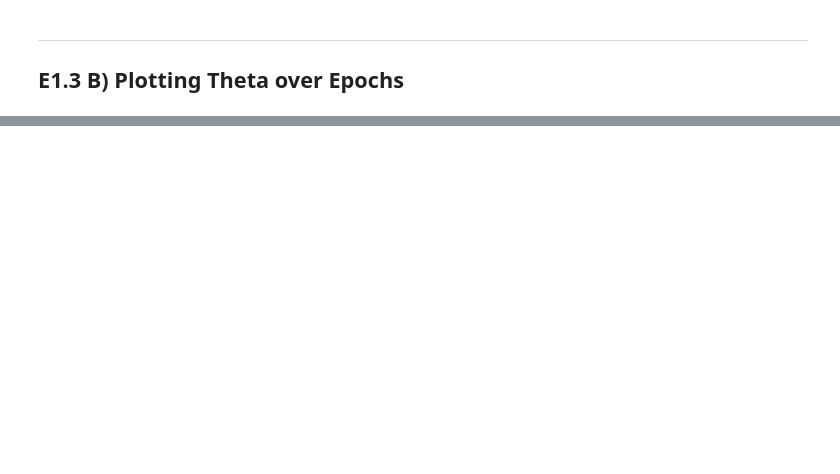
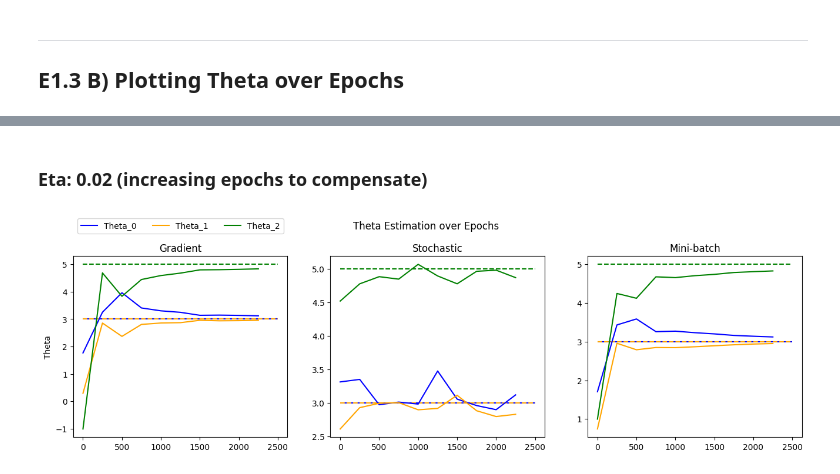
Before and after one commit to Andreas-Svensson/machine_learning, a Jupyter notebook: exercises/E1.ipynb, the cells around one changed output, grey strips where cells are left out. Saved outputs shown, nothing was run; the diff lists cells and outputs as text; code cells hidden in the pictures; blank space fills up the shorter version.

```diff
--- a/exercises/E1.ipynb
+++ b/exercises/E1.ipynb
@@ -281,0 +326,6 @@ plt.suptitle(f"Theta as Number of Epochs Increases");
+# %% [markdown]
+### Eta: 0.02 (increasing epochs to compensate)
+# %%
+algorithm_comparison(learning_rate = 0.02, epochs = 2500, step = 250)
+# %% [output]
+[figure, added]
```
Also changed, not shown: parts of 12 cells of this notebook.
